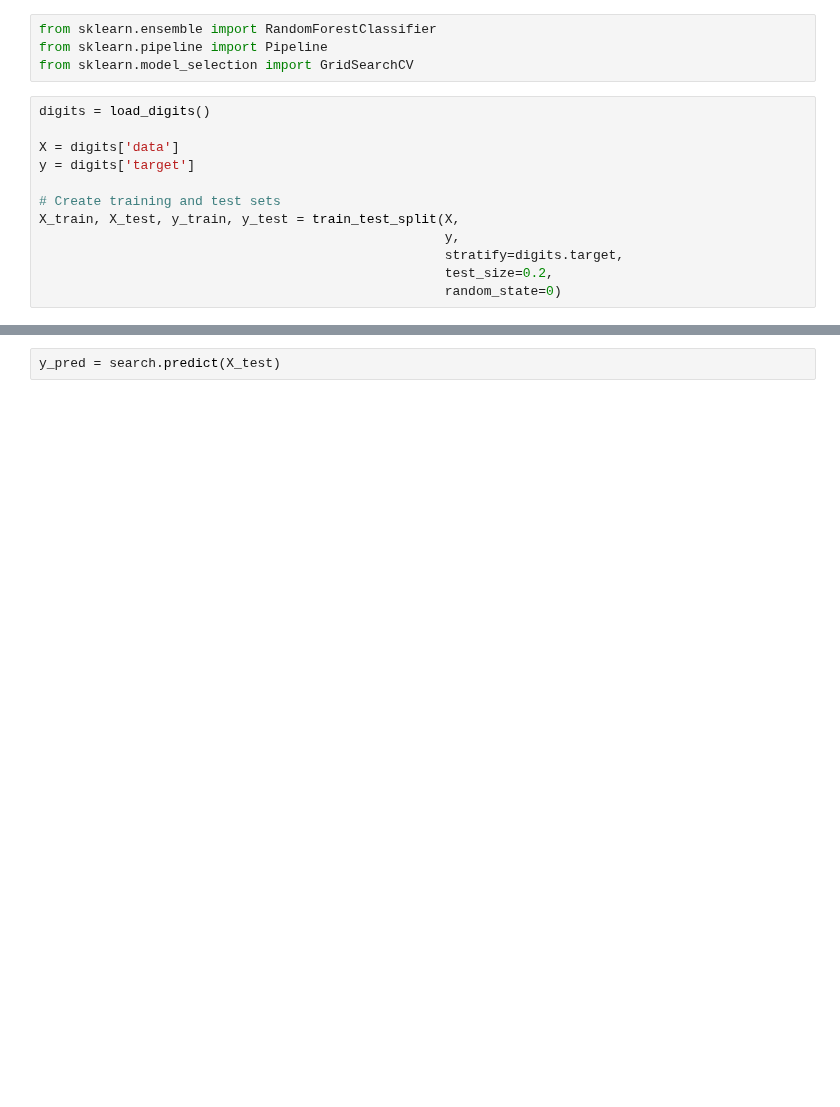
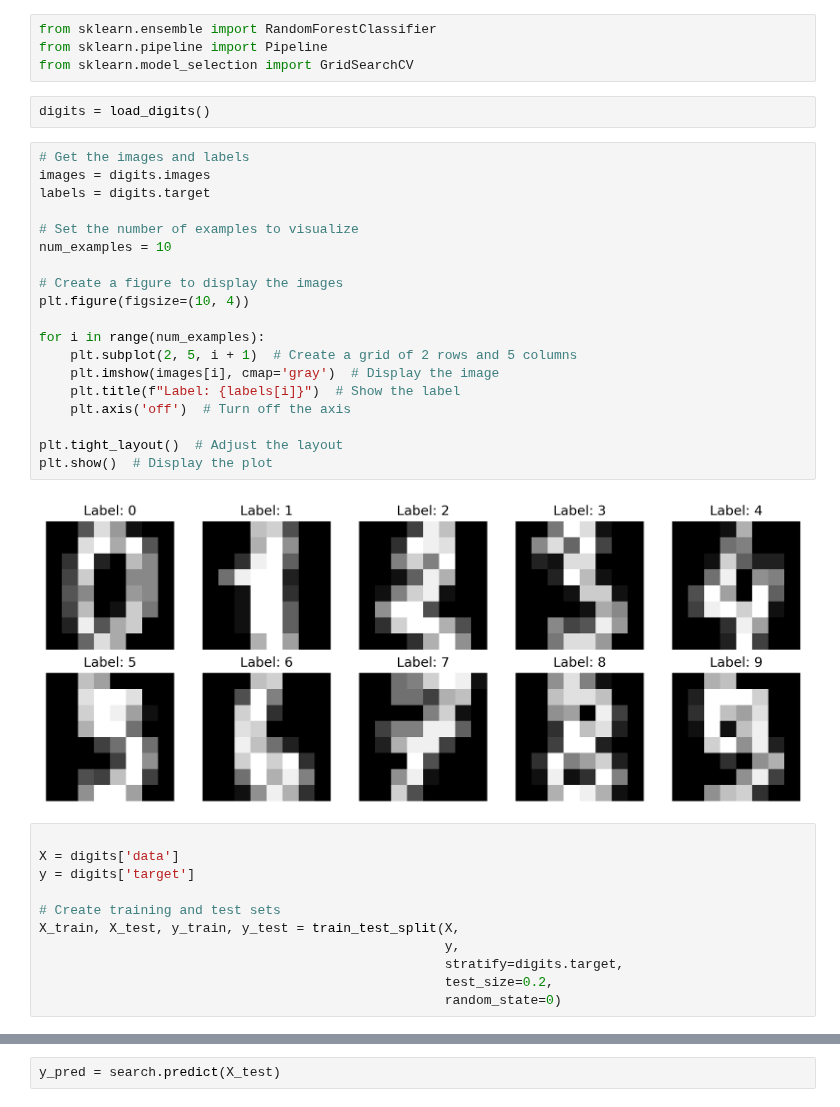
Before and after one commit to Amirosimani/Machine_Learning_Pratt, a Jupyter notebook: labs/lab_04.ipynb, the cells around one changed output, grey strips where cells are left out. Drawn from its saved outputs; the diff is of its cells as text; blank space fills up the shorter version.

```diff
--- a/labs/lab_04.ipynb
+++ b/labs/lab_04.ipynb
@@ -410,8 +461,30 @@ https://scikit-learn.org/stable/modules/generated/sklearn.ensemble.RandomForestC
 from sklearn.ensemble import RandomForestClassifier
 from sklearn.pipeline import Pipeline
 from sklearn.model_selection import GridSearchCV
+# %%
+digits = load_digits()
+# %%
+# Get the images and labels
+images = digits.images
+labels = digits.target
+
+# Set the number of examples to visualize
+num_examples = 10
+
+# Create a figure to display the images
+plt.figure(figsize=(10, 4))
+
+for i in range(num_examples):
+    plt.subplot(2, 5, i + 1)  # Create a grid of 2 rows and 5 columns
+    plt.imshow(images[i], cmap='gray')  # Display the image
+    plt.title(f"Label: {labels[i]}")  # Show the label
+    plt.axis('off')  # Turn off the axis
+
+plt.tight_layout()  # Adjust the layout
+plt.show()  # Display the plot
+# %% [output]
+[figure, added]
 # %%
-digits = load_digits()
 
 X = digits['data']
 y = digits['target']
```
Also changed, not shown: parts of 16 cells of this notebook.
